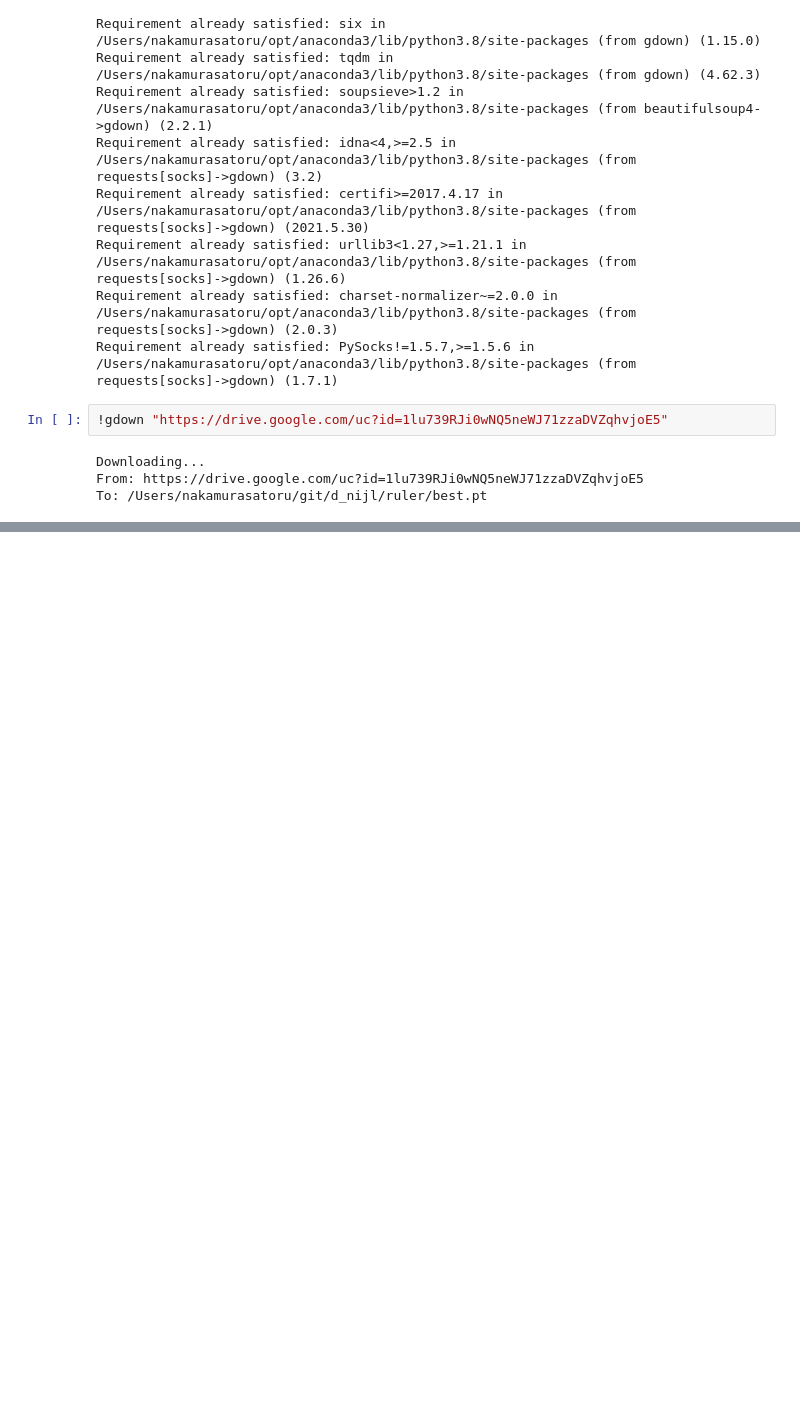
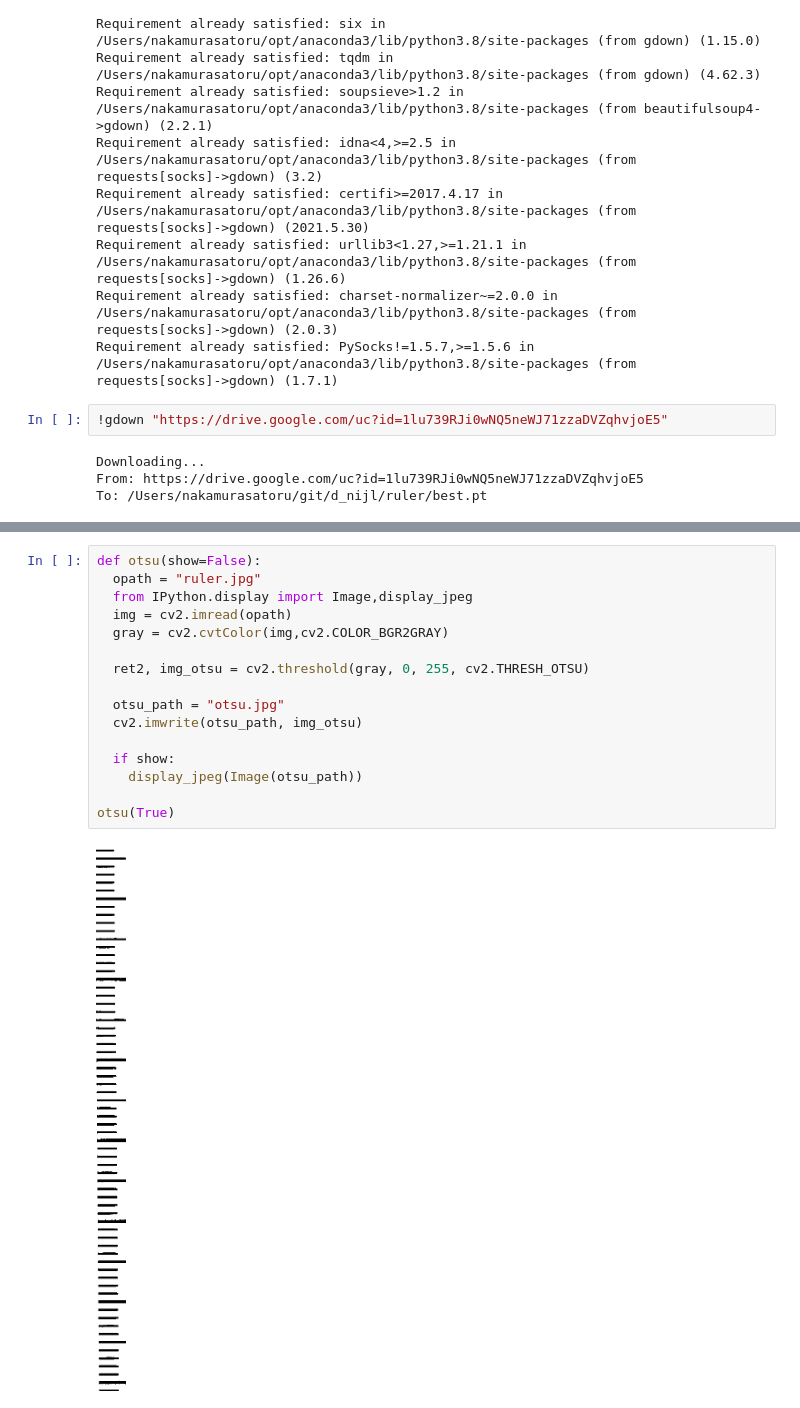
Before and after one commit to nakamura196/ruler, a Jupyter notebook: main.ipynb, the cells around one changed output, grey strips where cells are left out. Drawn from its saved outputs; the diff is of its cells as text; blank space fills up the shorter version.

```diff
--- a/main.ipynb
+++ b/main.ipynb
@@ -125,0 +164,18 @@ tmp.jpg                 [   <=>              ] 311.46K   669KB/s 時間 0.5s
+# %%
+def otsu(show=False):
+  opath = "ruler.jpg"
+  from IPython.display import Image,display_jpeg
+  img = cv2.imread(opath)
+  gray = cv2.cvtColor(img,cv2.COLOR_BGR2GRAY)
+
+  ret2, img_otsu = cv2.threshold(gray, 0, 255, cv2.THRESH_OTSU)
+
+  otsu_path = "otsu.jpg"
+  cv2.imwrite(otsu_path, img_otsu)
+
+  if show:
+    display_jpeg(Image(otsu_path))
+
+otsu(True)
+# %% [output]
+[figure, added]
```
Also changed, not shown: parts of 13 cells of this notebook, 4 other files.
